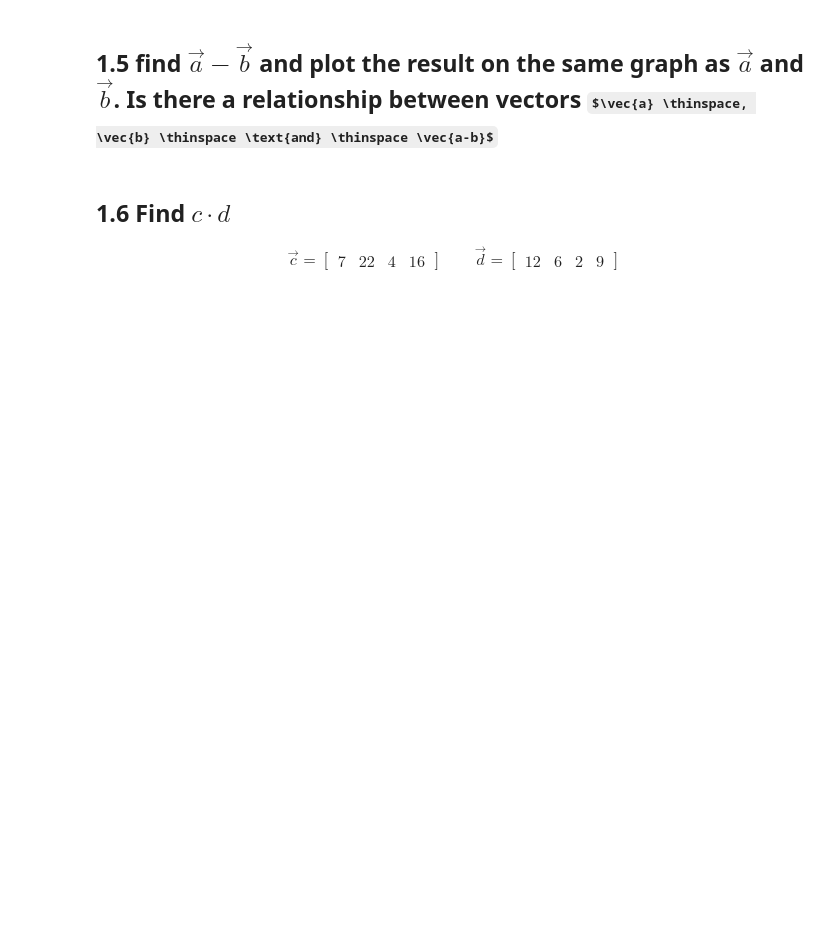
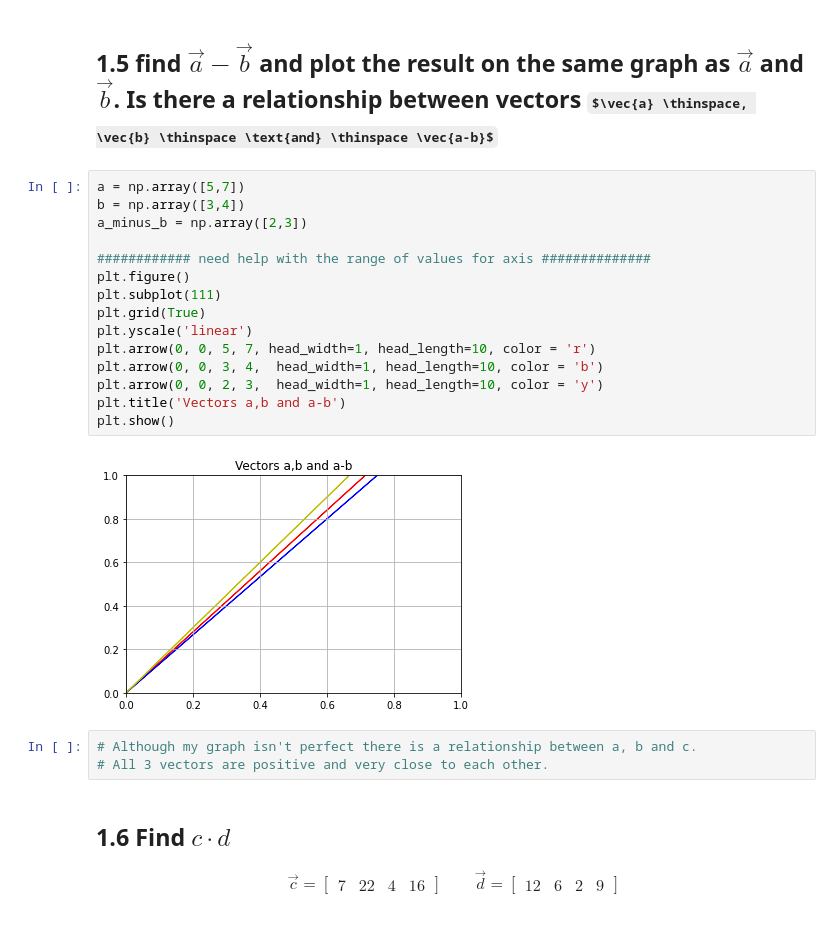
Before and after one commit to bloominstituteoftechnology/DS-Unit-1-Sprint-3-Linear-Algebra, a Jupyter notebook: module1-vectors-and-matrices/Jay_Adamo_LS_DS_131_Vectors_and_Matrices_Assignment.ipynb, the cells around one changed output. Cells and saved outputs as stored; diff of their text form; some formulas as TeX source; blank space fills up the shorter version.

```diff
--- a/module1-vectors-and-matrices/Jay_Adamo_LS_DS_131_Vectors_and_Matrices_Assignment.ipynb
+++ b/module1-vectors-and-matrices/Jay_Adamo_LS_DS_131_Vectors_and_Matrices_Assignment.ipynb
@@ -28,5 +67,25 @@ print(pi)
 # %% [markdown]
 ## 1.5 find $\vec{a} - \vec{b}$ and plot the result on the same graph as $\vec{a}$ and $\vec{b}$. Is there a relationship between vectors $\vec{a} \thinspace, \vec{b} \thinspace \text{and} \thinspace \vec{a-b}$
+# %%
+a = np.array([5,7])
+b = np.array([3,4])
+a_minus_b = np.array([2,3])
+
+############ need help with the range of values for axis ##############
+plt.figure()
+plt.subplot(111)
+plt.grid(True)
+plt.yscale('linear')
+plt.arrow(0, 0, 5, 7, head_width=1, head_length=10, color = 'r')
+plt.arrow(0, 0, 3, 4,  head_width=1, head_length=10, color = 'b')
+plt.arrow(0, 0, 2, 3,  head_width=1, head_length=10, color = 'y')
+plt.title('Vectors a,b and a-b')
+plt.show()
+# %% [output]
+[figure, added]
+# %%
+# Although my graph isn't perfect there is a relationship between a, b and c.
+# All 3 vectors are positive and very close to each other.
 # %% [markdown]
 ## 1.6 Find $c \cdot d$
 
```
Also changed, not shown: parts of 33 cells of this notebook.
